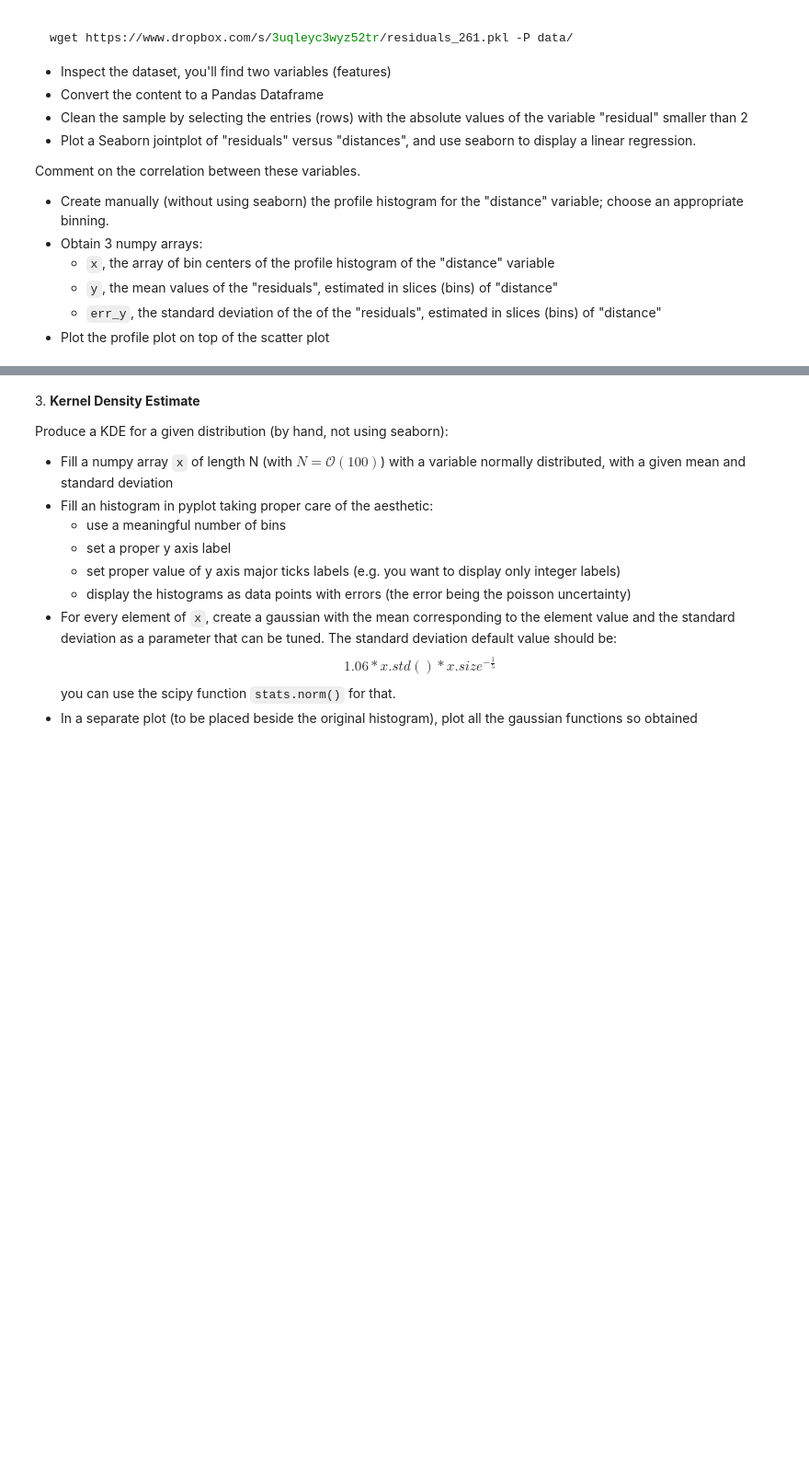
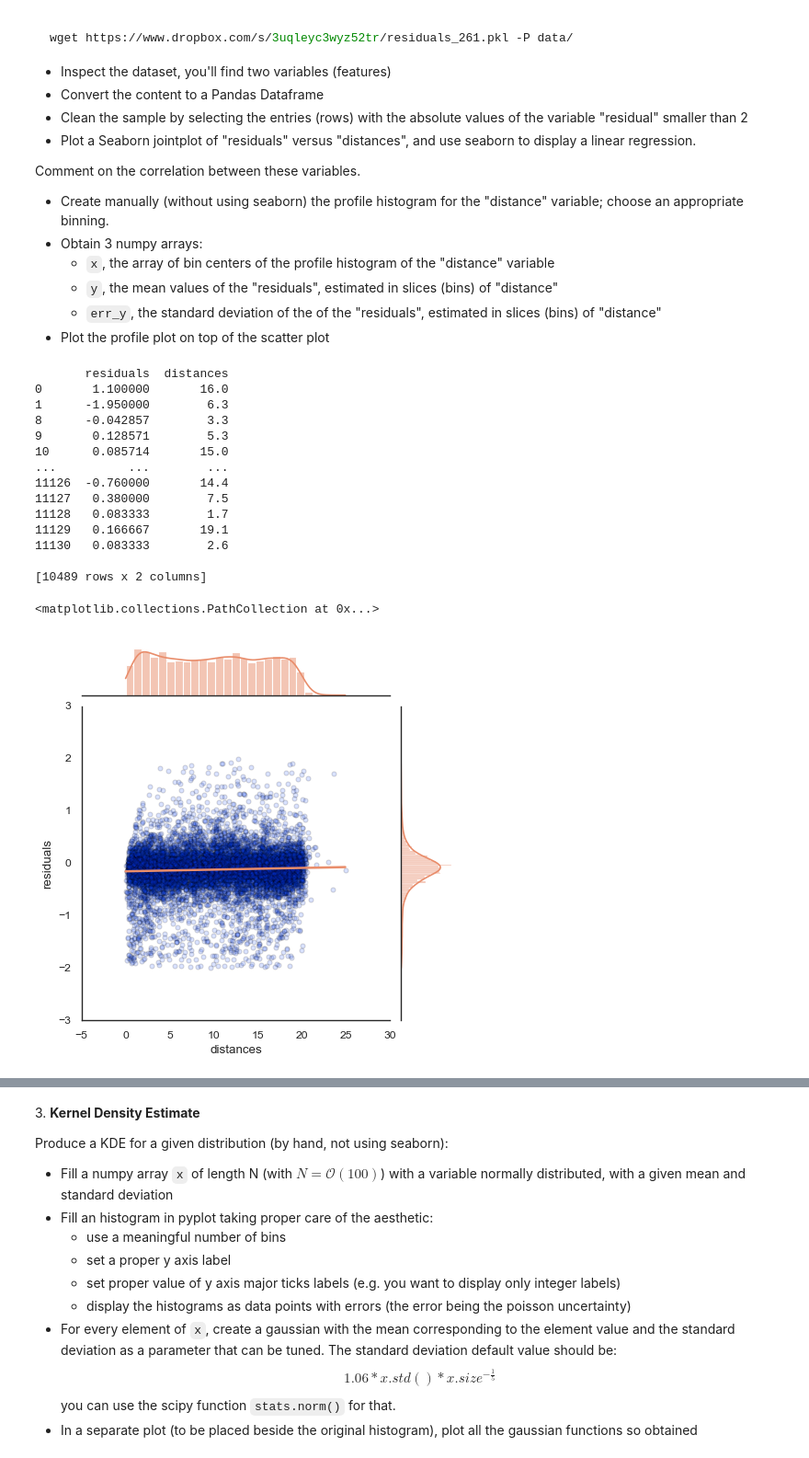
Before and after one commit to zucchett/HighLevelProgramming2021, a Jupyter notebook: 07ex_visualization.ipynb, the cells around one changed output, grey strips where cells are left out. Shown at 92% size. Saved outputs shown, nothing was run; the diff lists cells and outputs as text; code cells hidden in the pictures; blank space fills up the shorter version.

```diff
--- a/07ex_visualization.ipynb
+++ b/07ex_visualization.ipynb
@@ -84,0 +77,45 @@ df = pd.read_pickle(fileName)
+# %%
+import pickle
+import pandas as pd
+import seaborn as sns
+import matplotlib.pyplot as plt
+
+
+sns.set_theme(context = "notebook", style = "white", palette = "bright")
+sns.set_palette("flare")
+# inspection
+fileName = "data/residuals_261.pkl"
+
+infile = open(fileName, 'rb')
+data = pickle.load(infile)
+infile.close()
+
+pickle_dict = dict(data.item()) # passing the pickle to a dictionary
+pickle_dict["residuals"]
+
+# now we convert to pandas do dataframe
+df = pd.DataFrame(pickle_dict)
+
+# keep the values where |residuals| < 2
+df_cleaned = df.loc[abs(df["residuals"]) < 2]
+print(df_cleaned)
+
+g = sns.jointplot(data = df_cleaned, x = "distances", y = "residuals", kind = "reg", scatter = False)
+g.ax_joint.scatter(data = df_cleaned, x = "distances", y = "residuals", marker = "o", alpha = 0.15, edgecolors = "black")
+# %% [output]
+       residuals  distances
+0       1.100000       16.0
+1      -1.950000        6.3
+8      -0.042857        3.3
+9       0.128571        5.3
+10      0.085714       15.0
+...          ...        ...
+11126  -0.760000       14.4
+11127   0.380000        7.5
+11128   0.083333        1.7
+11129   0.166667       19.1
+11130   0.083333        2.6
+
+[10489 rows x 2 columns]
+<matplotlib.collections.PathCollection at 0x...>
+[figure, added]
```
Also changed, not shown: parts of 4 cells of this notebook, 1 other file.
